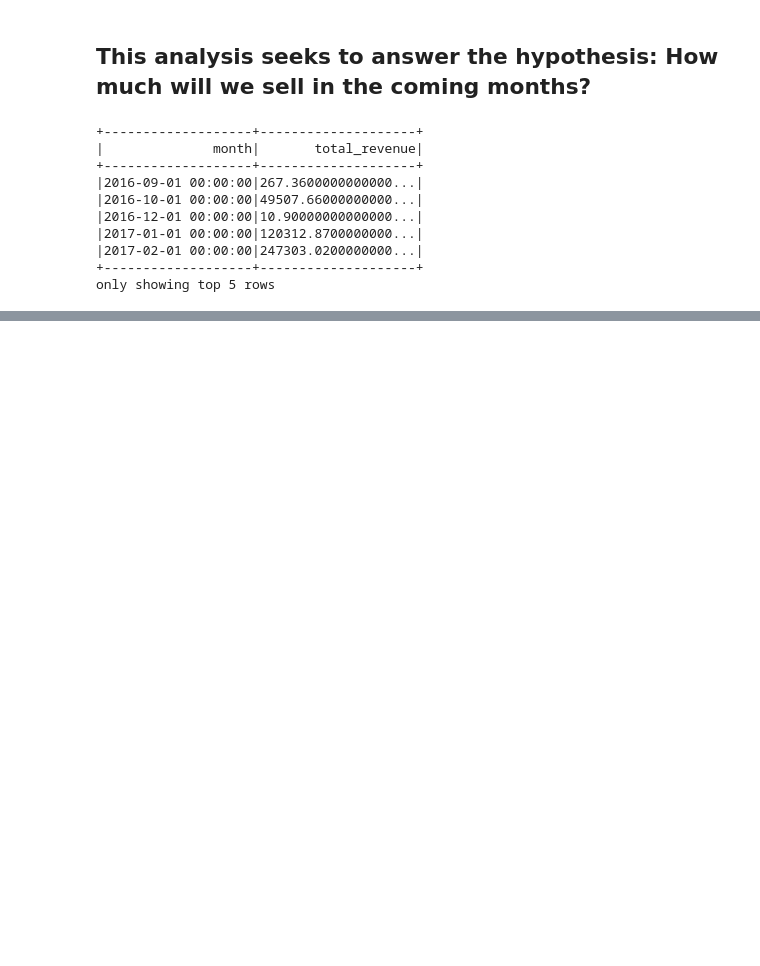
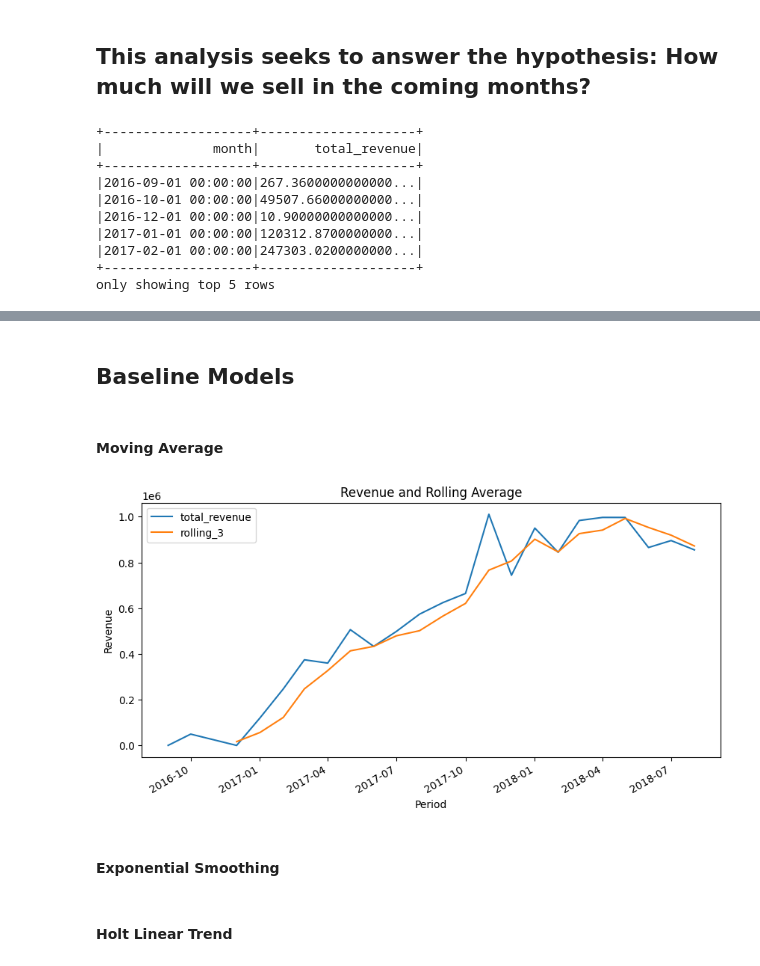
Before and after one commit to ferrettijaime-cmd/Professional_portfolio, a Jupyter notebook: Olist_Linear_regression_analysis_ML/Scripts Python/olist_linear_r_analysis.ipynb, the cells around one changed output, grey strips where cells are left out. Drawn from its saved outputs; the diff is of its cells as text; code cells hidden in the pictures; blank space fills up the shorter version.

Commit message:
Linear Model Construction

```diff
--- a/Olist_Linear_regression_analysis_ML/Scripts Python/olist_linear_r_analysis.ipynb
+++ b/Olist_Linear_regression_analysis_ML/Scripts Python/olist_linear_r_analysis.ipynb
@@ -74,0 +114,17 @@ sales_df.summary().show()
+# %% [markdown]
+## Baseline Models
+# %% [markdown]
+#### Moving Average
+# %%
+sales_pd["rolling_3"] = (sales_pd["total_revenue"].rolling(window=3).mean())
+
+sales_pd[["total_revenue", "rolling_3"]].plot(figsize=(10,5))
+plt.title("Revenue and Rolling Average")
+plt.xlabel("Period")
+plt.ylabel("Revenue")
+
+plt.show()
+# %% [output]
+[figure, added]
+# %% [markdown]
+#### Exponential Smoothing
@@ -74,0 +136,2 @@ sales_df.summary().show()
+# %% [markdown]
+#### Holt Linear Trend
```
Also changed, not shown: parts of 12 cells of this notebook.
